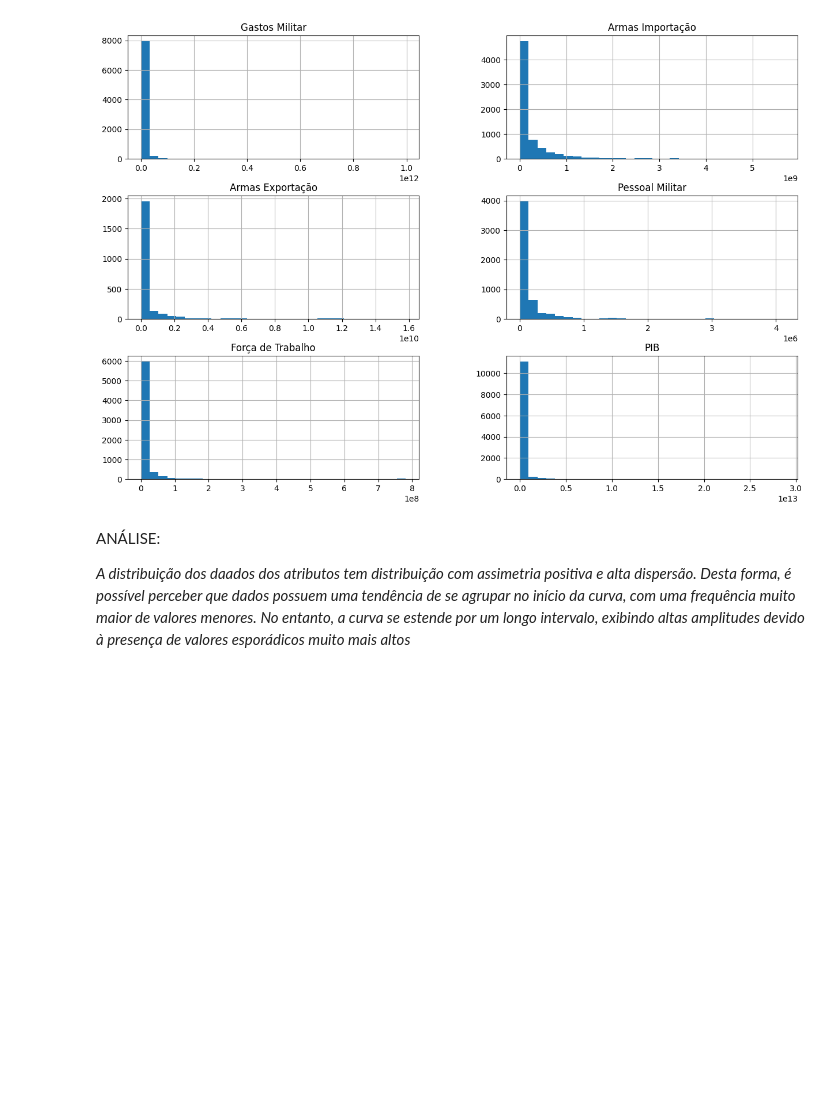
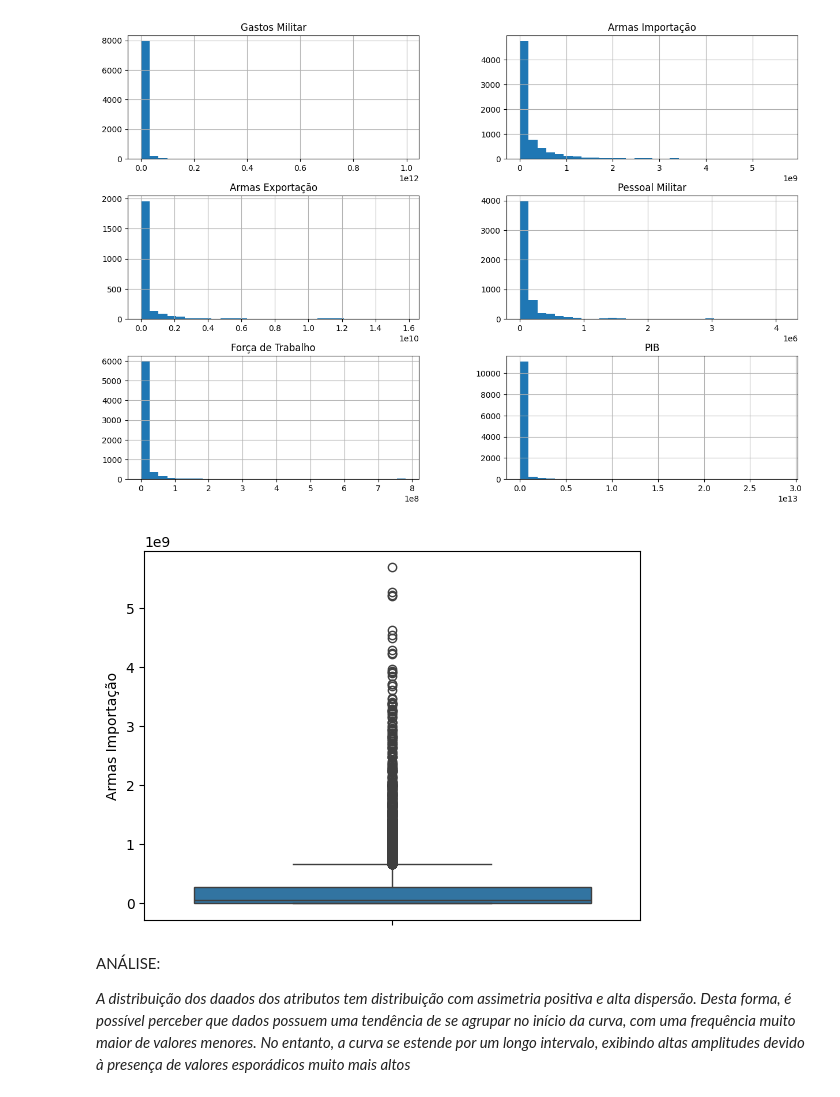
Before and after one commit to marcelastein/MVP-Classificacao_conflitos_militares, a Jupyter notebook: MVP_ML_Classificacao_de_conflitos.ipynb, the cells around one changed output. Saved outputs shown, nothing was run; the diff lists cells and outputs as text; code cells hidden in the pictures; blank space fills up the shorter version.

```diff
--- a/MVP_ML_Classificacao_de_conflitos.ipynb
+++ b/MVP_ML_Classificacao_de_conflitos.ipynb
@@ -574,6 +567,14 @@ df_base[num_cols].hist(
 plt.show()
 # %% [output]
 [figure]
+# %%
+# O Seaborn ignora os valores NaN automaticamente
+sns.boxplot(data=df_base, y="Armas Importação")
+
+# Exibe o gráfico
+plt.show()
+# %% [output]
+[figure, added]
 # %% [markdown]
 ANÁLISE:
 
```
Also changed, not shown: parts of 7 cells of this notebook.
